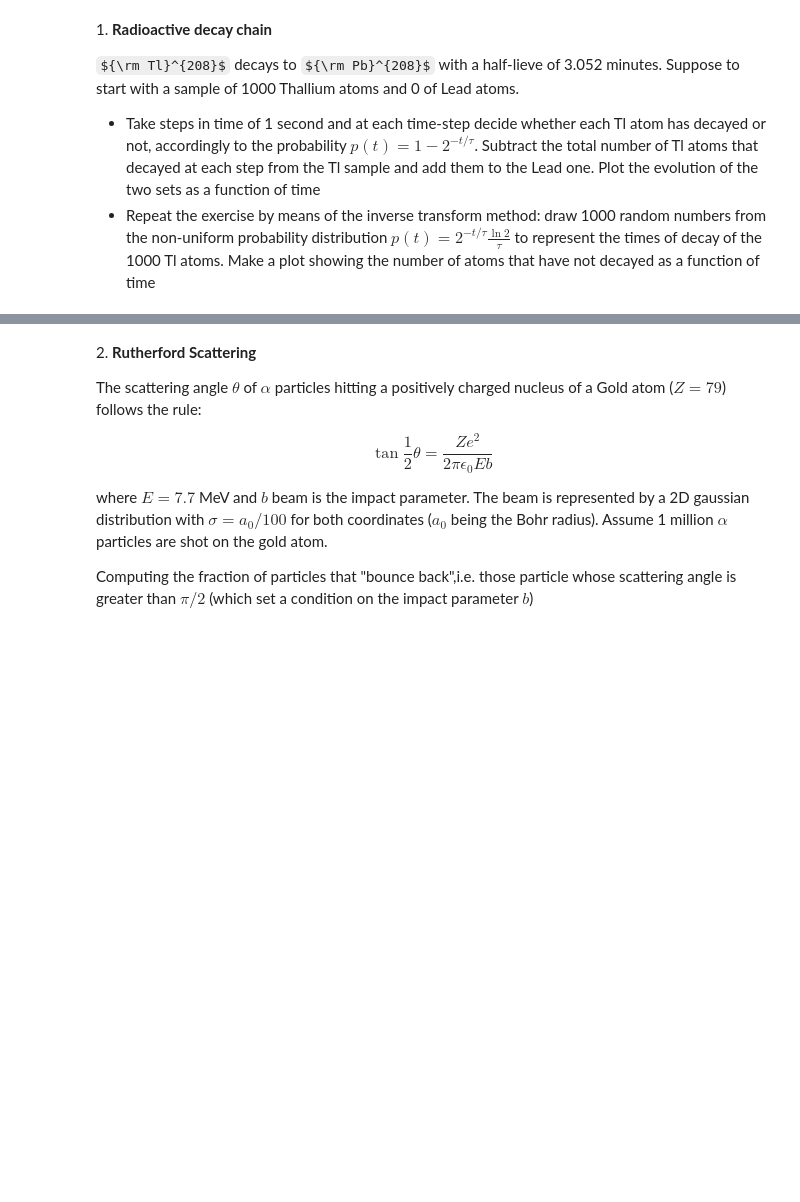
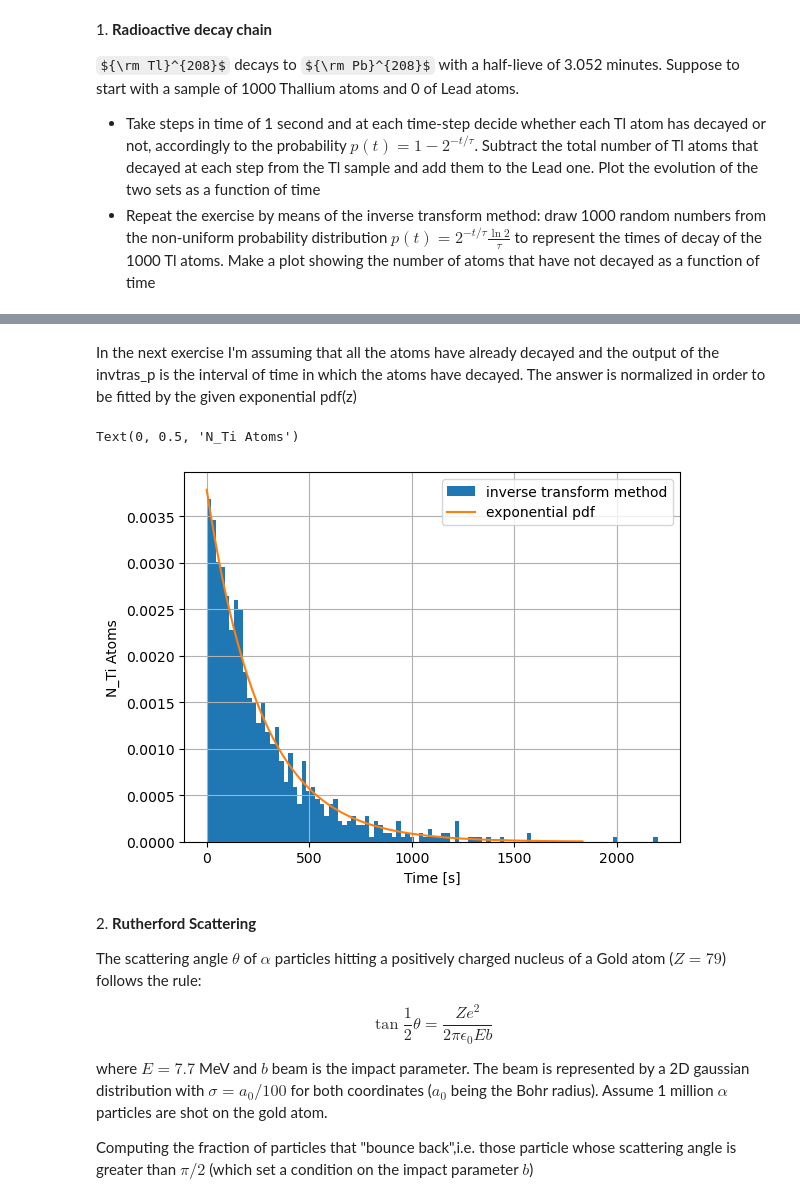
Before and after one commit to vepe99/LaboratoryOfComputationalPhysics_Y5, a Jupyter notebook: 10ex_MonteCarlo.ipynb, the cells around one changed output, grey strips where cells are left out. Cells and saved outputs as stored; diff of their text form; code cells hidden in the pictures; some formulas as TeX source; blank space fills up the shorter version.

```diff
--- a/10ex_MonteCarlo.ipynb
+++ b/10ex_MonteCarlo.ipynb
@@ -53,3 +55,25 @@ plt.legend()
+# %% [markdown]
+In the next exercise I'm assuming that all the atoms have already decayed and the output of the invtras_p is the interval of time in which the atoms have decayed. The answer is normalized in order to be fitted by the given exponential pdf(z)
+# %%
+def pdf(z):
+    return 2**(-z/tau)*(np.log(2))/tau
+
+def invtras_p(z):
+    return -tau*np.log2(1-z)
+
+z = npr.uniform(size=1000)
+plt.hist(invtras_p(z), bins=100, density=True,label='inverse transform method')
+
+t = np.linspace(0, tau*10, 100)
+plt.plot(t, pdf(t), label='exponential pdf')
+
+plt.legend()
+plt.grid()
+plt.xlabel('Time [s]')
+plt.ylabel('N_Ti Atoms')
+# %% [output]
+Text(0, 0.5, 'N_Ti Atoms')
+[figure, added]
 # %% [markdown]
 2\. **Rutherford Scattering**
 
```
Also changed, not shown: parts of 9 cells of this notebook, 1 other file.
